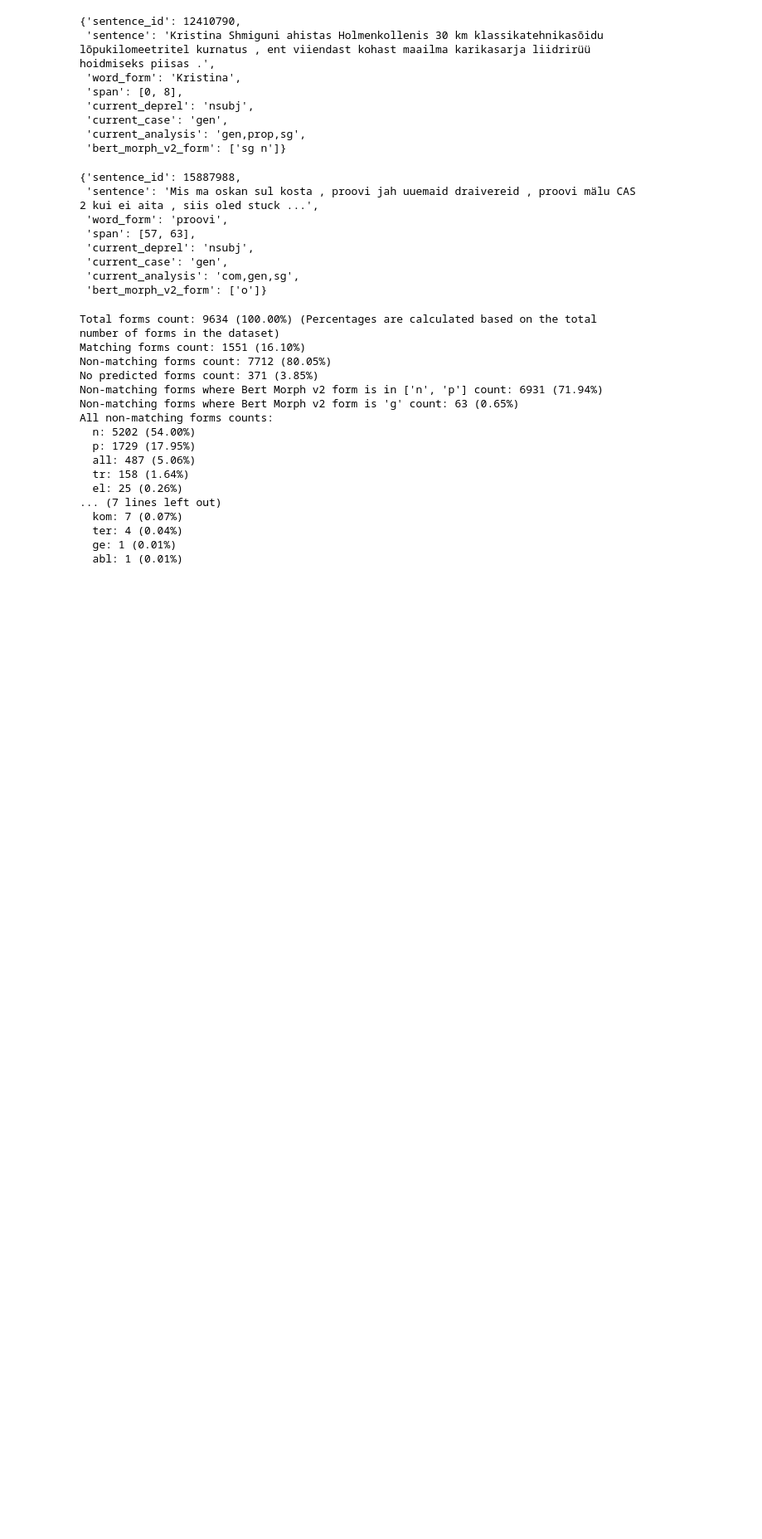
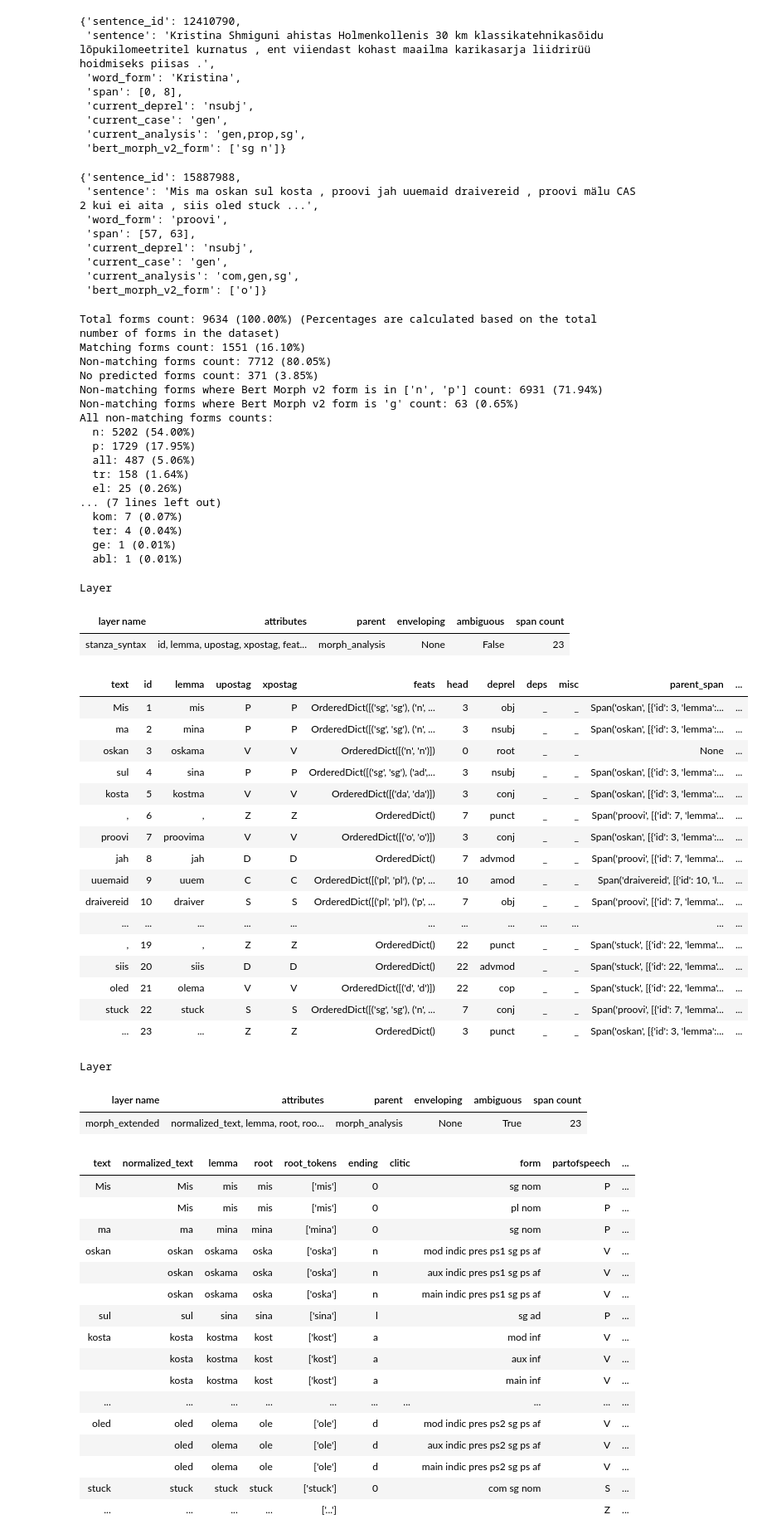
Before and after one commit to SanderSaska/EstNLTK_model_training, a Jupyter notebook: notebooks/inspecting_morphsyntax_conflicts.ipynb, the cells around one changed output. Shown at 83% size. Drawn from its saved outputs; the diff is of its cells as text; code cells hidden in the pictures; blank space fills up the shorter version.

Commit message:
Inspecting syntax tagger's morphanalysis

```diff
--- a/notebooks/inspecting_morphsyntax_conflicts.ipynb
+++ b/notebooks/inspecting_morphsyntax_conflicts.ipynb
@@ -227,3 +227,53 @@ All non-matching forms counts:
   ter: 4 (0.04%)
   ge: 1 (0.01%)
   abl: 1 (0.01%)
+# %%
+from estnltk_neural.taggers import StanzaSyntaxTagger
+stanza_syntax_tagger = StanzaSyntaxTagger(input_type="morph_analysis", input_morph_layer="morph_analysis", add_parent_and_children=True)
+text_obj = estnltk.Text("Mis ma oskan sul kosta , proovi jah uuemaid draivereid , proovi mälu CAS 2 kui ei aita , siis oled stuck ...")
+text_obj.tag_layer("morph_extended")
+# stanza_syntax_web_tagger.tag(text_obj)
+stanza_syntax_tagger.tag(text_obj)
+display(text_obj.stanza_syntax)
+display(text_obj.morph_extended)
+# %% [output]
+Layer
+| layer name | attributes | parent | enveloping | ambiguous | span count |
+| stanza_syntax | id, lemma, upostag, xpostag, feat... | morph_analysis | None | False | 23 |
+| text | id | lemma | upostag | xpostag | feats | head | deprel | deps | misc | parent_span | ... |
+| Mis | 1 | mis | P | P | OrderedDict([('sg', 'sg'), ('n', ... | 3 | obj | _ | _ | Span('oskan', [{'id': 3, 'lemma':... | ... |
+| ma | 2 | mina | P | P | OrderedDict([('sg', 'sg'), ('n', ... | 3 | nsubj | _ | _ | Span('oskan', [{'id': 3, 'lemma':... | ... |
+| oskan | 3 | oskama | V | V | OrderedDict([('n', 'n')]) | 0 | root | _ | _ | None | ... |
+| sul | 4 | sina | P | P | OrderedDict([('sg', 'sg'), ('ad',... | 3 | nsubj | _ | _ | Span('oskan', [{'id': 3, 'lemma':... | ... |
+| kosta | 5 | kostma | V | V | OrderedDict([('da', 'da')]) | 3 | conj | _ | _ | Span('oskan', [{'id': 3, 'lemma':... | ... |
+| , | 6 | , | Z | Z | OrderedDict() | 7 | punct | _ | _ | Span('proovi', [{'id': 7, 'lemma'... | ... |
+| proovi | 7 | proovima | V | V | OrderedDict([('o', 'o')]) | 3 | conj | _ | _ | Span('oskan', [{'id': 3, 'lemma':... | ... |
+| jah | 8 | jah | D | D | OrderedDict() | 7 | advmod | _ | _ | Span('proovi', [{'id': 7, 'lemma'... | ... |
+| uuemaid | 9 | uuem | C | C | OrderedDict([('pl', 'pl'), ('p', ... | 10 | amod | _ | _ | Span('draivereid', [{'id': 10, 'l... | ... |
+| draivereid | 10 | draiver | S | S | OrderedDict([('pl', 'pl'), ('p', ... | 7 | obj | _ | _ | Span('proovi', [{'id': 7, 'lemma'... | ... |
+| ... | ... | ... | ... | ... | ... | ... | ... | ... | ... | ... | ... |
+| , | 19 | , | Z | Z | OrderedDict() | 22 | punct | _ | _ | Span('stuck', [{'id': 22, 'lemma'... | ... |
+| siis | 20 | siis | D | D | OrderedDict() | 22 | advmod | _ | _ | Span('stuck', [{'id': 22, 'lemma'... | ... |
+| oled | 21 | olema | V | V | OrderedDict([('d', 'd')]) | 22 | cop | _ | _ | Span('stuck', [{'id': 22, 'lemma'... | ... |
+| stuck | 22 | stuck | S | S | OrderedDict([('sg', 'sg'), ('n', ... | 7 | conj | _ | _ | Span('proovi', [{'id': 7, 'lemma'... | ... |
+| ... | 23 | ... | Z | Z | OrderedDict() | 3 | punct | _ | _ | Span('oskan', [{'id': 3, 'lemma':... | ... |
+Layer
+| layer name | attributes | parent | enveloping | ambiguous | span count |
+| morph_extended | normalized_text, lemma, root, roo... | morph_analysis | None | True | 23 |
+| text | normalized_text | lemma | root | root_tokens | ending | clitic | form | partofspeech | ... |
+| Mis | Mis | mis | mis | ['mis'] | 0 |  | sg nom | P | ... |
+|  | Mis | mis | mis | ['mis'] | 0 |  | pl nom | P | ... |
+| ma | ma | mina | mina | ['mina'] | 0 |  | sg nom | P | ... |
+| oskan | oskan | oskama | oska | ['oska'] | n |  | mod indic pres ps1 sg ps af | V | ... |
+|  | oskan | oskama | oska | ['oska'] | n |  | aux indic pres ps1 sg ps af | V | ... |
+|  | oskan | oskama | oska | ['oska'] | n |  | main indic pres ps1 sg ps af | V | ... |
+| sul | sul | sina | sina | ['sina'] | l |  | sg ad | P | ... |
+| kosta | kosta | kostma | kost | ['kost'] | a |  | mod inf | V | ... |
+|  | kosta | kostma | kost | ['kost'] | a |  | aux inf | V | ... |
+|  | kosta | kostma | kost | ['kost'] | a |  | main inf | V | ... |
+| ... | ... | ... | ... | ... | ... | ... | ... | ... | ... |
+| oled | oled | olema | ole | ['ole'] | d |  | mod indic pres ps2 sg ps af | V | ... |
+|  | oled | olema | ole | ['ole'] | d |  | aux indic pres ps2 sg ps af | V | ... |
+|  | oled | olema | ole | ['ole'] | d |  | main indic pres ps2 sg ps af | V | ... |
+| stuck | stuck | stuck | stuck | ['stuck'] | 0 |  | com sg nom | S | ... |
+| ... | ... | ... | ... | ['...'] |  |  |  | Z | ... |
```
Also changed, not shown: parts of 3 cells of this notebook.
